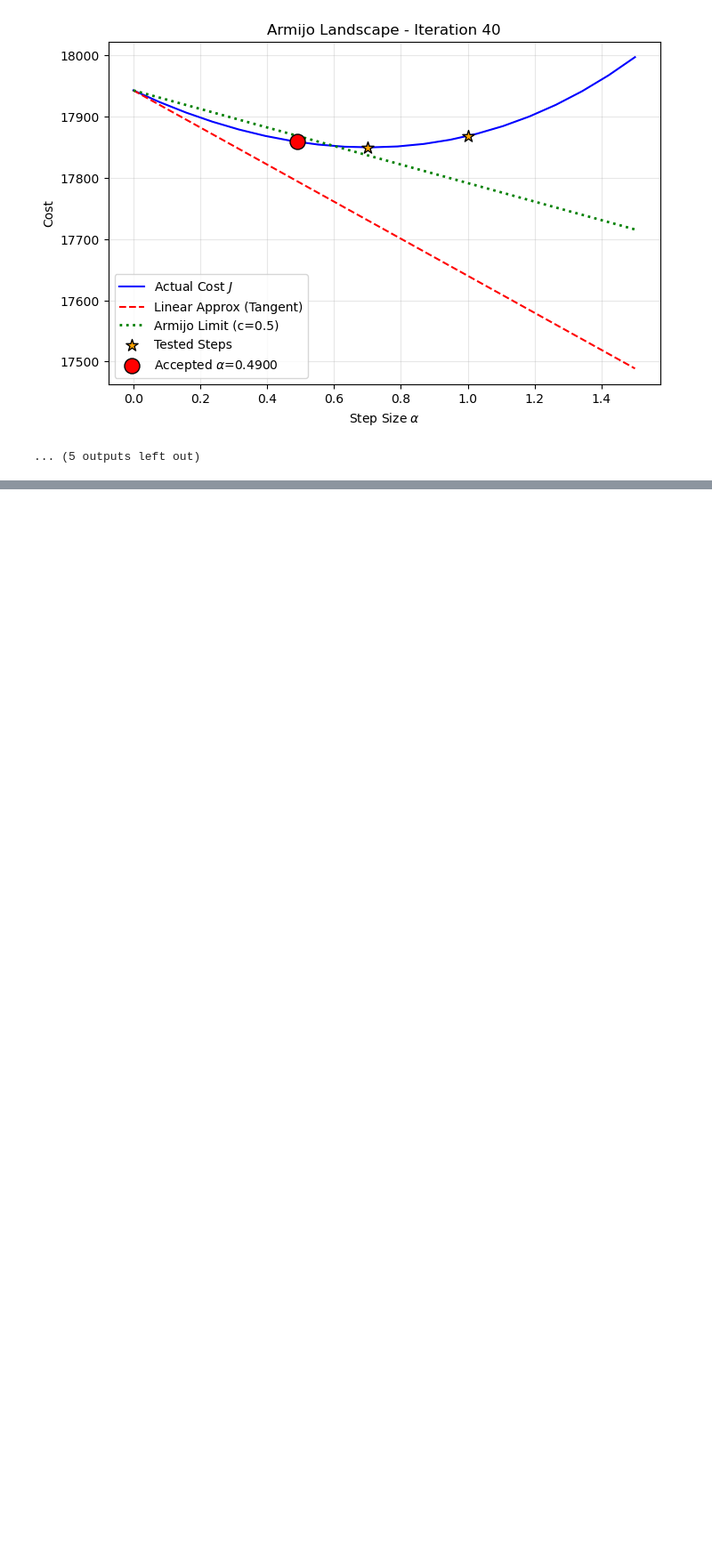
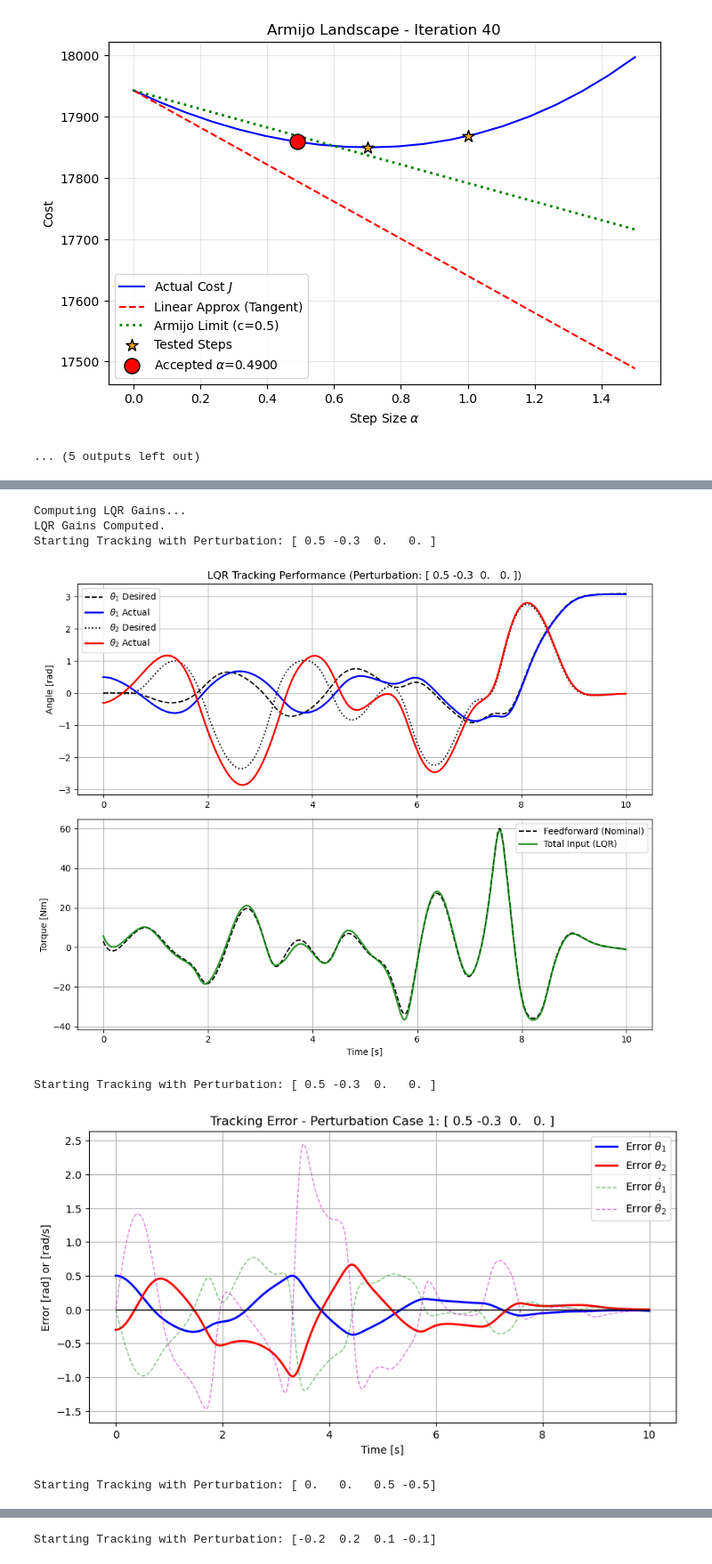
Before and after one commit to rubengilmartinez/acrobot-swingup-engine-optcon, a Jupyter notebook: notebooks/gymast_robot.ipynb, the cells around one changed output, grey strips where cells are left out. Shown at 89% size. Saved outputs shown, nothing was run; the diff lists cells and outputs as text; code cells hidden in the pictures; blank space fills up the shorter version.

```diff
--- a/notebooks/gymast_robot.ipynb
+++ b/notebooks/gymast_robot.ipynb
@@ -1533,0 +1548,77 @@ Starting Tracking with Perturbation: [ 3.14159265 -3.14159265  0.          0.
+# %%
+# 1. Initialize Tracker
+tracker = LQRTracker(robot, x_opt, u_opt, solver.dt)
+tracker.compute_gains()
+
+# Define 3 different perturbations to test
+# Perturbation 1: Small deviation (Standard test)
+# Perturbation 2: Medium deviation on velocities
+# Perturbation 3: Disturbance on both positions and velocities
+perturbations_list = [
+    np.array([0.5, -0.3, 0.0, 0.0]),
+    np.array([0.0, 0.0, 0.5, -0.5]),
+    np.array([-0.2, 0.2, 0.1, -0.1])
+]
+
+# Store results for the first case to generate the combined Plot 1
+x_track_main, u_track_main = tracker.simulate_tracking(perturbations_list[0])
+
+# ==========================================
+# FIGURE 1: Trajectory & Inputs (Case 1)
+# ==========================================
+time = solver.time_grid
+
+plt.figure(figsize=(10, 8))
+
+# Subplot 1: Angles (Theta 1 & Theta 2)
+plt.subplot(2, 1, 1)
+plt.plot(time, tracker.x_gen[:, 0], 'k--', linewidth=1.5, label=r'$\theta_1$ Desired')
+plt.plot(time, x_track_main[:, 0], 'b-', linewidth=2, label=r'$\theta_1$ Actual')
+plt.plot(time, tracker.x_gen[:, 1], 'k:', linewidth=1.5, label=r'$\theta_2$ Desired')
+plt.plot(time, x_track_main[:, 1], 'r-', linewidth=2, label=r'$\theta_2$ Actual')
+plt.ylabel('Angle [rad]')
+plt.title(f'LQR Tracking Performance (Perturbation: {perturbations_list[0]})')
+plt.legend(loc='best')
+plt.grid(True)
+
+# Subplot 2: Input Effort
+plt.subplot(2, 1, 2)
+plt.plot(time[:-1], tracker.u_gen, 'k--', linewidth=1.5, label='Feedforward (Nominal)')
+plt.plot(time[:-1], u_track_main, 'g-', linewidth=2, alpha=0.8, label='Total Input (LQR)')
+plt.ylabel('Torque [Nm]')
+plt.xlabel('Time [s]')
+plt.legend(loc='best')
+plt.grid(True)
+
+plt.tight_layout()
+plt.show()
+
+# ==========================================
+# FIGURES 2, 3, 4: Tracking Errors
+# ==========================================
+
+for i, pert in enumerate(perturbations_list):
+    x_track, _ = tracker.simulate_tracking(pert)
+    error = x_track - tracker.x_gen
+
+    plt.figure(figsize=(10, 5))
+    plt.plot(time, error[:, 0], 'b-', linewidth=2, label=r'Error $\theta_1$')
+    plt.plot(time, error[:, 1], 'r-', linewidth=2, label=r'Error $\theta_2$')
+    plt.plot(time, error[:, 2], 'g--', linewidth=1, alpha=0.5, label=r'Error $\dot{\theta}_1$')
+    plt.plot(time, error[:, 3], 'm--', linewidth=1, alpha=0.5, label=r'Error $\dot{\theta}_2$')
+
+    plt.hlines(0, time[0], time[-1], 'k', linewidth=1) # Zero line
+    plt.ylabel('Error [rad] or [rad/s]')
+    plt.xlabel('Time [s]')
+    plt.title(f'Tracking Error - Perturbation Case {i+1}: {pert}')
+    plt.legend()
+    plt.grid(True)
+    plt.show()
+# %% [output]
+Computing LQR Gains...
+LQR Gains Computed.
+Starting Tracking with Perturbation: [ 0.5 -0.3  0.   0. ]
+[figure, added]
+Starting Tracking with Perturbation: [ 0.5 -0.3  0.   0. ]
+[figure, added]
+Starting Tracking with Perturbation: [ 0.   0.   0.5 -0.5]
@@ -1533,0 +1626 @@ Starting Tracking with Perturbation: [ 3.14159265 -3.14159265  0.          0.
+Starting Tracking with Perturbation: [-0.2  0.2  0.1 -0.1]
```
Also changed, not shown: parts of 5 cells of this notebook, 35 other files.
